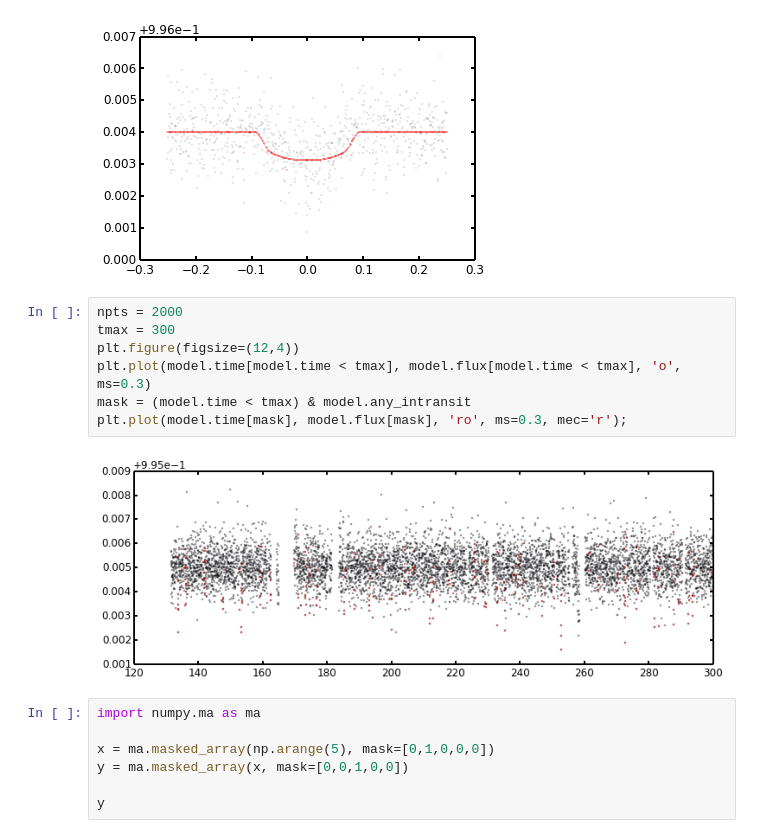
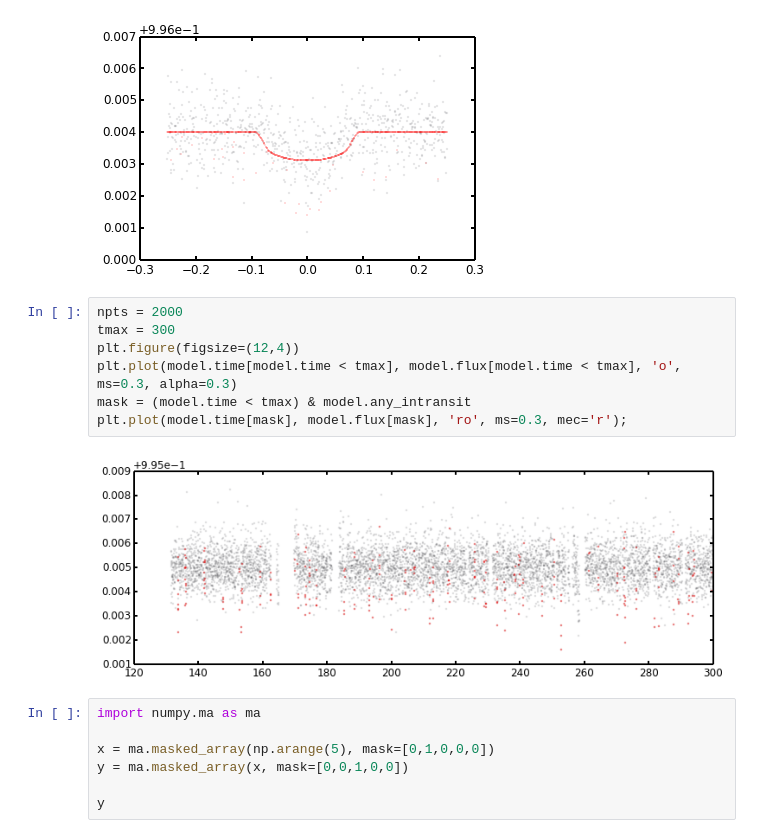
Before and after one commit to timothydmorton/transit-fitting, a Jupyter notebook: notebooks/scratchwork.ipynb, the cells around one changed output. Cells and saved outputs as stored; diff of their text form.

```diff
--- a/notebooks/scratchwork.ipynb
+++ b/notebooks/scratchwork.ipynb
@@ -34,12 +34,12 @@ for i in range(model.n_planets):
 # %%
 npts = 2000
 tmax = 300
 plt.figure(figsize=(12,4))
-plt.plot(model.time[model.time < tmax], model.flux[model.time < tmax], 'o', ms=0.3)
+plt.plot(model.time[model.time < tmax], model.flux[model.time < tmax], 'o', ms=0.3, alpha=0.3)
 mask = (model.time < tmax) & model.any_intransit
 plt.plot(model.time[mask], model.flux[mask], 'ro', ms=0.3, mec='r');
 # %% [output]
-[figure, old version]
+[figure, new version]
 # %%
 import numpy.ma as ma
 
```
Also changed, not shown: parts of 2 cells of this notebook, 1 other file.
